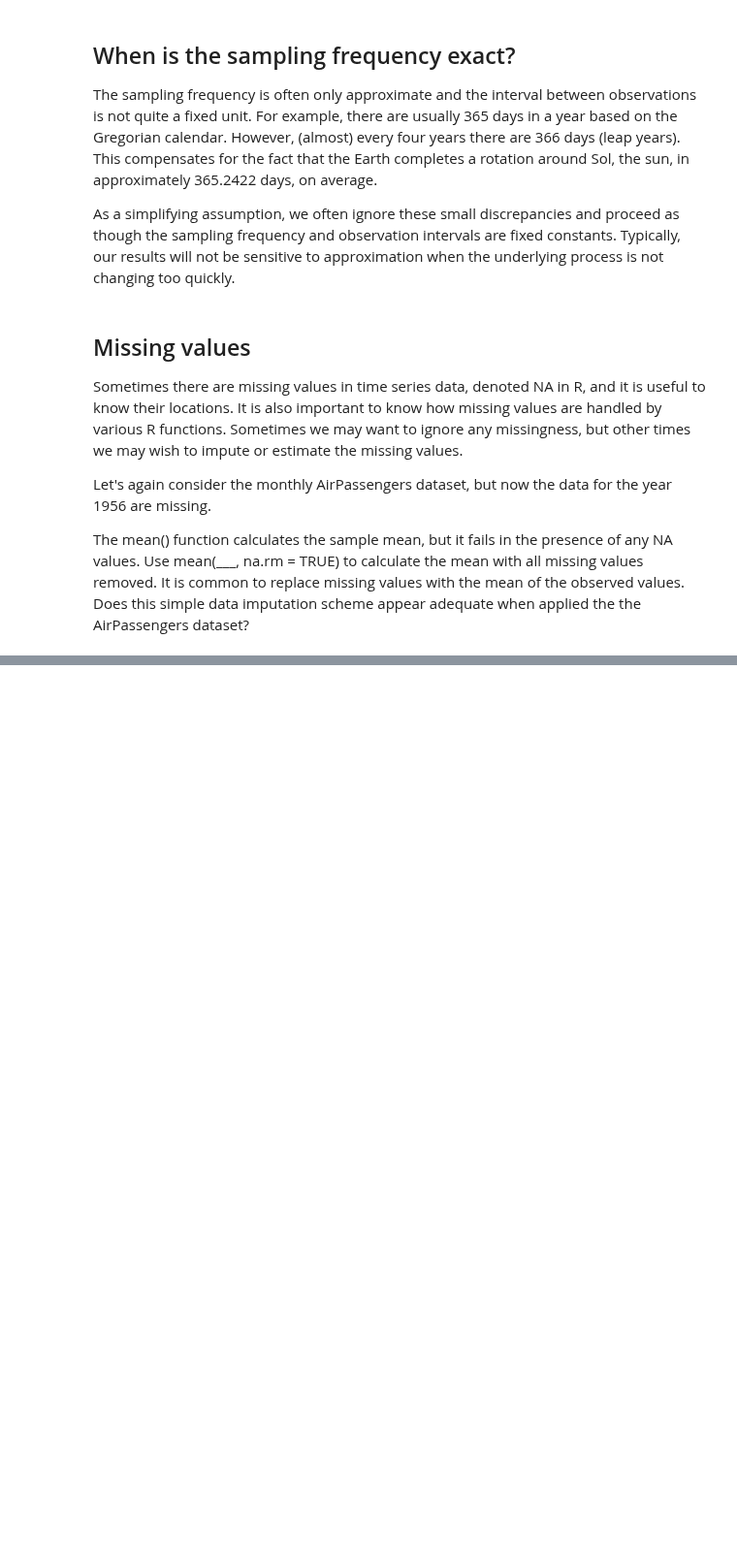
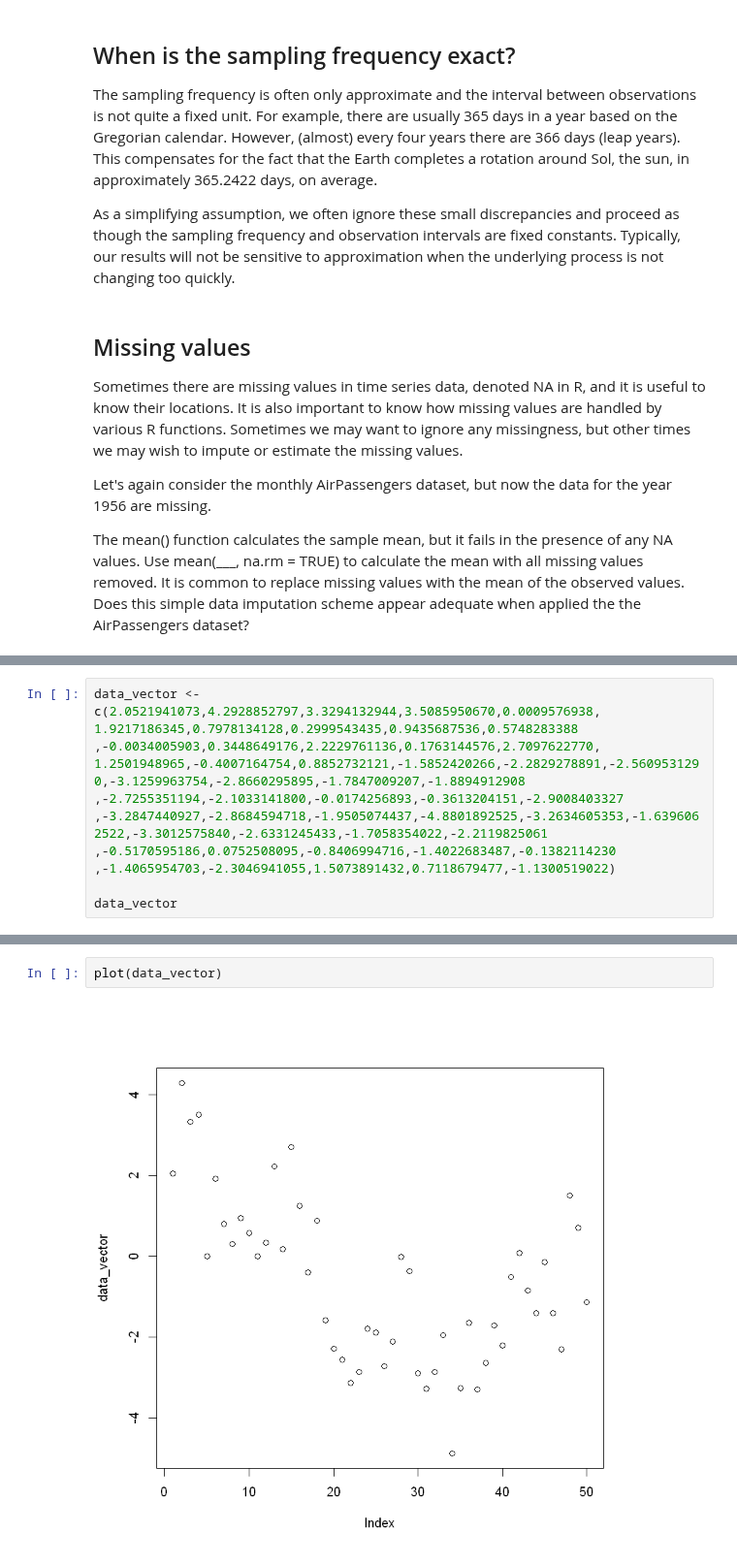
Before and after one commit to iamjz/R-Data, a Jupyter notebook: Time Series Introduction.ipynb, the cells around one changed output, grey strips where cells are left out. Shown at 97% size. Cells and saved outputs as stored; diff of their text form; blank space fills up the shorter version.

```diff
--- a/Time Series Introduction.ipynb
+++ b/Time Series Introduction.ipynb
@@ -156,0 +155,10 @@ In this exercise, you'll familiarize yourself with the ts class by encoding some
+# %%
+data_vector <- c(2.0521941073,4.2928852797,3.3294132944,3.5085950670,0.0009576938,
+1.9217186345,0.7978134128,0.2999543435,0.9435687536,0.5748283388
+,-0.0034005903,0.3448649176,2.2229761136,0.1763144576,2.7097622770, 1.2501948965,-0.4007164754,0.8852732121,-1.5852420266,-2.2829278891,-2.5609531290,-3.1259963754,-2.8660295895,-1.7847009207,-1.8894912908
+,-2.7255351194,-2.1033141800,-0.0174256893,-0.3613204151,-2.9008403327
+,-3.2847440927,-2.8684594718,-1.9505074437,-4.8801892525,-3.2634605353,-1.6396062522,-3.3012575840,-2.6331245433,-1.7058354022,-2.2119825061
+,-0.5170595186,0.0752508095,-0.8406994716,-1.4022683487,-0.1382114230
+,-1.4065954703,-2.3046941055,1.5073891432,0.7118679477,-1.1300519022)
+
+data_vector
@@ -156,0 +176,4 @@ In this exercise, you'll familiarize yourself with the ts class by encoding some
+# %%
+plot(data_vector)
+# %% [output]
+[figure, added]
```
Also changed, not shown: parts of 6 cells of this notebook.
